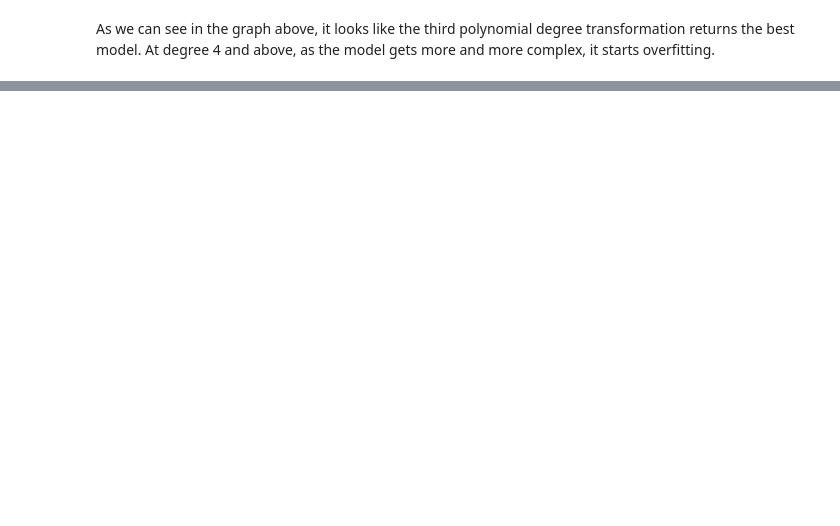
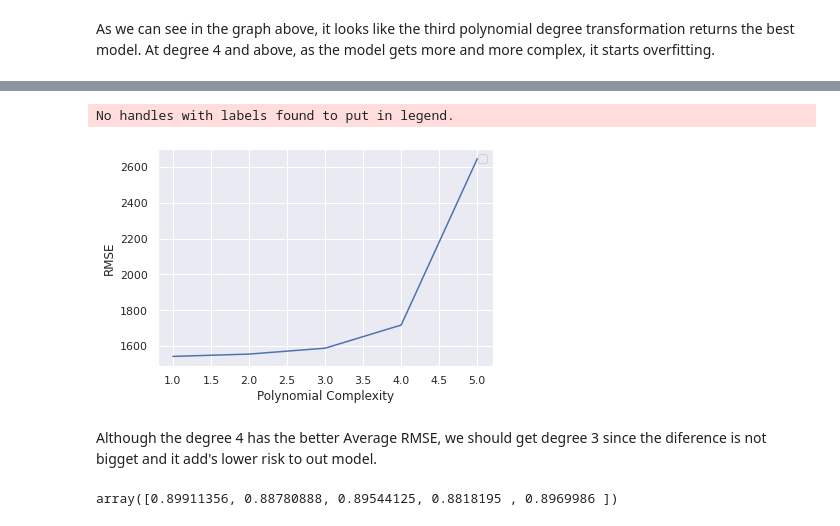
Before and after one commit to kston/ford_regression_regularization, a Jupyter notebook: Ford_Dataset_Linear_Regr_and_Regul.ipynb, the cells around one changed output, grey strips where cells are left out. Saved outputs shown, nothing was run; the diff lists cells and outputs as text; code cells hidden in the pictures; blank space fills up the shorter version.

```diff
--- a/Ford_Dataset_Linear_Regr_and_Regul.ipynb
+++ b/Ford_Dataset_Linear_Regr_and_Regul.ipynb
@@ -824,0 +829,3 @@ Using the transform method we can use the same mean and variance as it is calcul
+# %%
+# 5-fold cross validation
+kf = KFold(shuffle=True, random_state=0, n_splits=5)
@@ -824,0 +834,13 @@ Using the transform method we can use the same mean and variance as it is calcul
+# %%
+df = df[df['year'] <= 2021]
+df['age'] = 2021 - df['year']
+
+#Removing outlier from age
+if df[df['age'] == -39].index > 0:
+  df.drop(index= df[df['age'] == -39].index, axis=1, inplace= True)
+
+df = df.drop(['year'], axis=1)
+df['model'] = df['model'].str.strip(' ')
+
+X = df.drop('price', axis=1)
+y = df['price']
@@ -824,0 +933,14 @@ Using the transform method we can use the same mean and variance as it is calcul
+# %%
+# Blank dictionary to add in metrics
+lr_scores = {}
+
+#Iterate over different degrees, 1 to 5
+for d in list(range(1,6)):
+    score = cross_val_score(XPipe(X)
+                            .model_pipe(LinearRegression(), degree=d),
+                            X, y, cv=kf, scoring='neg_mean_squared_error')
+    lr_scores[f'Degree = {d}'] = np.mean(np.sqrt(-score))
+
+# Create an error table and print it out
+lr_rmse = pd.DataFrame.from_dict(lr_scores, orient='index', columns=['Average RMSE']).sort_values('Average RMSE')
+lr_rmse
@@ -824,0 +954,20 @@ Using the transform method we can use the same mean and variance as it is calcul
+# %%
+plt.plot(range(1,6), lr_rmse['Average RMSE'])
+plt.xlabel("Polynomial Complexity")
+plt.ylabel("RMSE")
+
+plt.legend()
+plt.show()
+# %% [output]
+No handles with labels found to put in legend.
+[figure, added]
+# %% [markdown]
+Although  the degree 4 has the better Average RMSE, we should get degree 3 since the diference is not bigget and it add's lower risk to out model.
+# %%
+# Calculate average R squared
+lr_r2_scores = cross_val_score(XPipe(X)
+                              .model_pipe(LinearRegression(), degree=3),
+                              X, y, cv=kf)
+lr_r2_scores
+# %% [output]
+array([0.89911356, 0.88780888, 0.89544125, 0.8818195 , 0.8969986 ])
```
Also changed, not shown: parts of 35 cells of this notebook.
